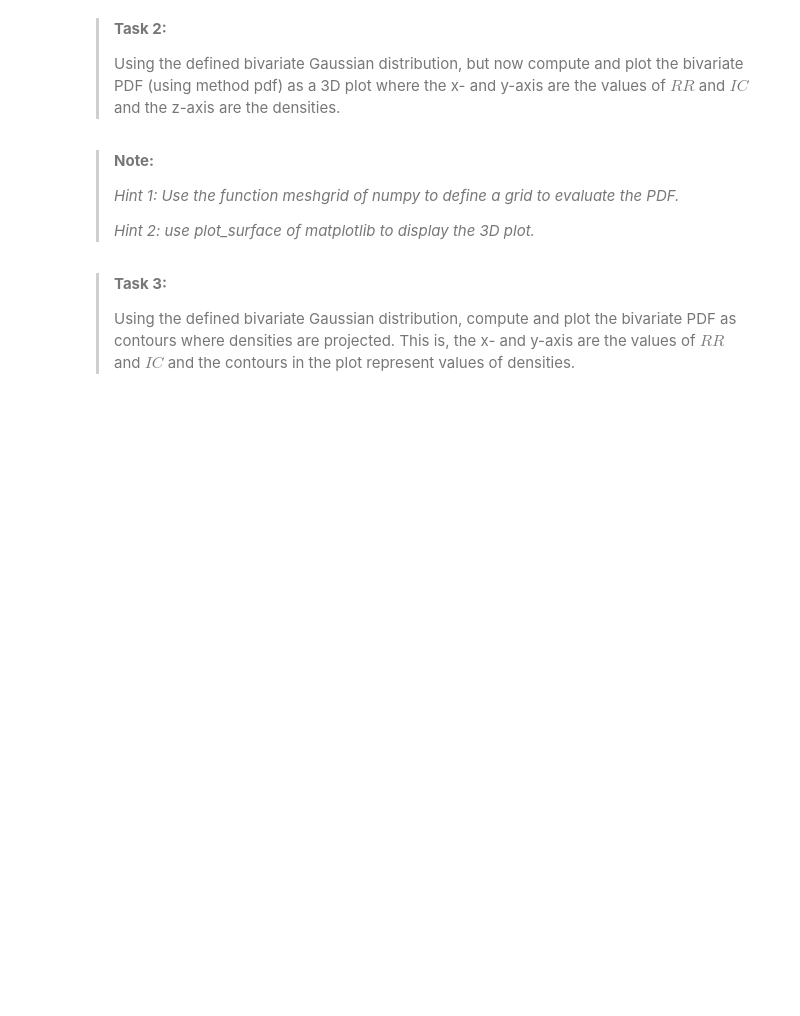
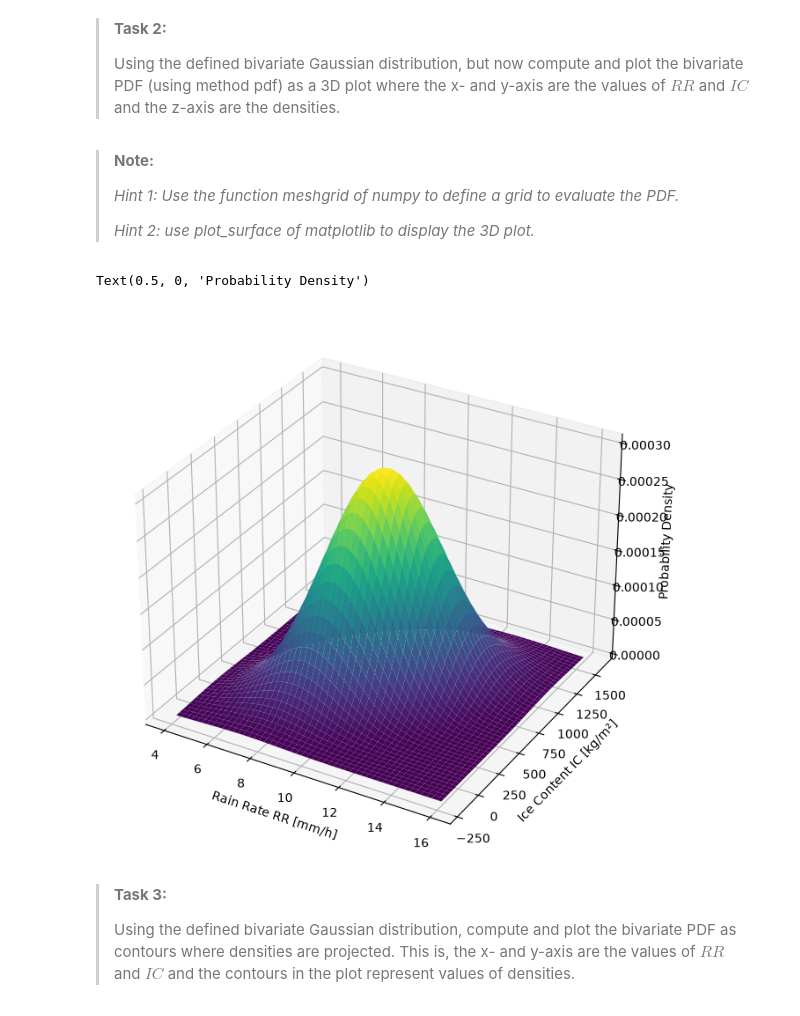
Before and after one commit to matildeptr-oss/PA1.5, a Jupyter notebook: scipy_statcs_3d_plots.ipynb, the cells around one changed output. Cells and saved outputs as stored; diff of their text form; code cells hidden in the pictures; blank space fills up the shorter version.

```diff
--- a/scipy_statcs_3d_plots.ipynb
+++ b/scipy_statcs_3d_plots.ipynb
@@ -101,18 +163,26 @@ print(f"The shape of the mesh is: {mesh_plot.shape}")
 # %%
 # Define the mesh of values where we want to evaluate the random variables
 n = 200 #size of the mesh
-values_RR = np.linspace(### YOUR CODE HERE ###)
-values_IC = np.linspace(### YOUR CODE HERE ###)
+values_RR = np.linspace(4,16,n)
+values_IC = np.linspace(-200, 1600,n)
 
 # Define the grid
-X1,X2 = np.meshgrid(### YOUR CODE HERE ###)
-X = ### YOUR CODE HERE ###
+X1,X2 = np.meshgrid(values_RR,values_IC)
+X = np.concatenate((X1[:, :, None], X2[:, :, None]), axis=2)
 
 # Evaluate the PDF
 Z = multivariate_normal(mean=mu, cov=sigma).pdf(X)
 
 # Create the 3D plot
-### YOUR CODE LINES HERE
+fig = plt.figure(figsize=(10, 8))
+ax = fig.add_subplot(111, projection='3d')
+ax.plot_surface(X1, X2, Z, cmap='viridis')
+ax.set_xlabel('Rain Rate RR [mm/h]')
+ax.set_ylabel('Ice Content IC [kg/m²]')
+ax.set_zlabel('Probability Density')
+# %% [output]
+Text(0.5, 0, 'Probability Density')
+[figure, added]
 # %% [markdown]
 > **Task 3:**
 >
```
Also changed, not shown: parts of 8 cells of this notebook.
